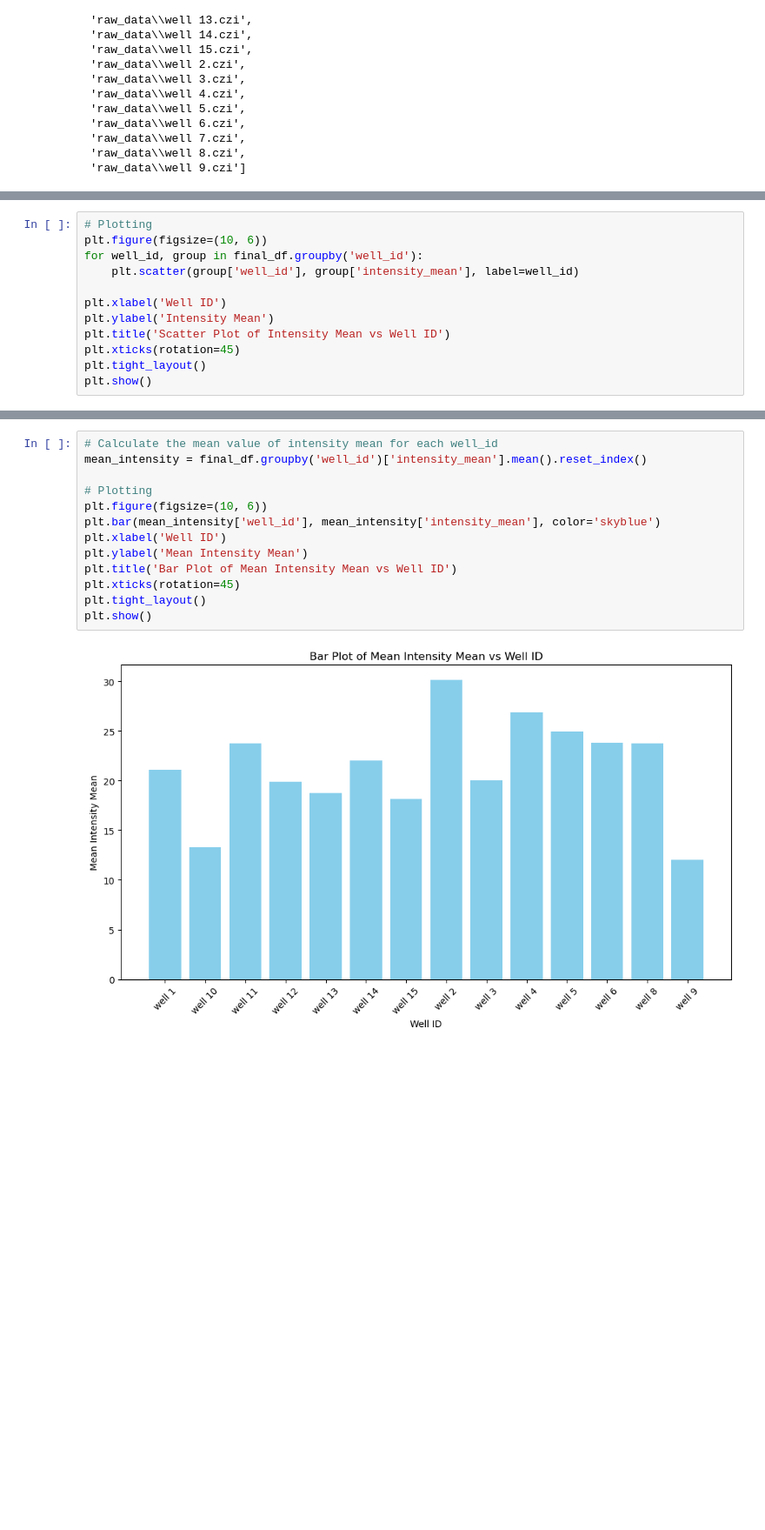
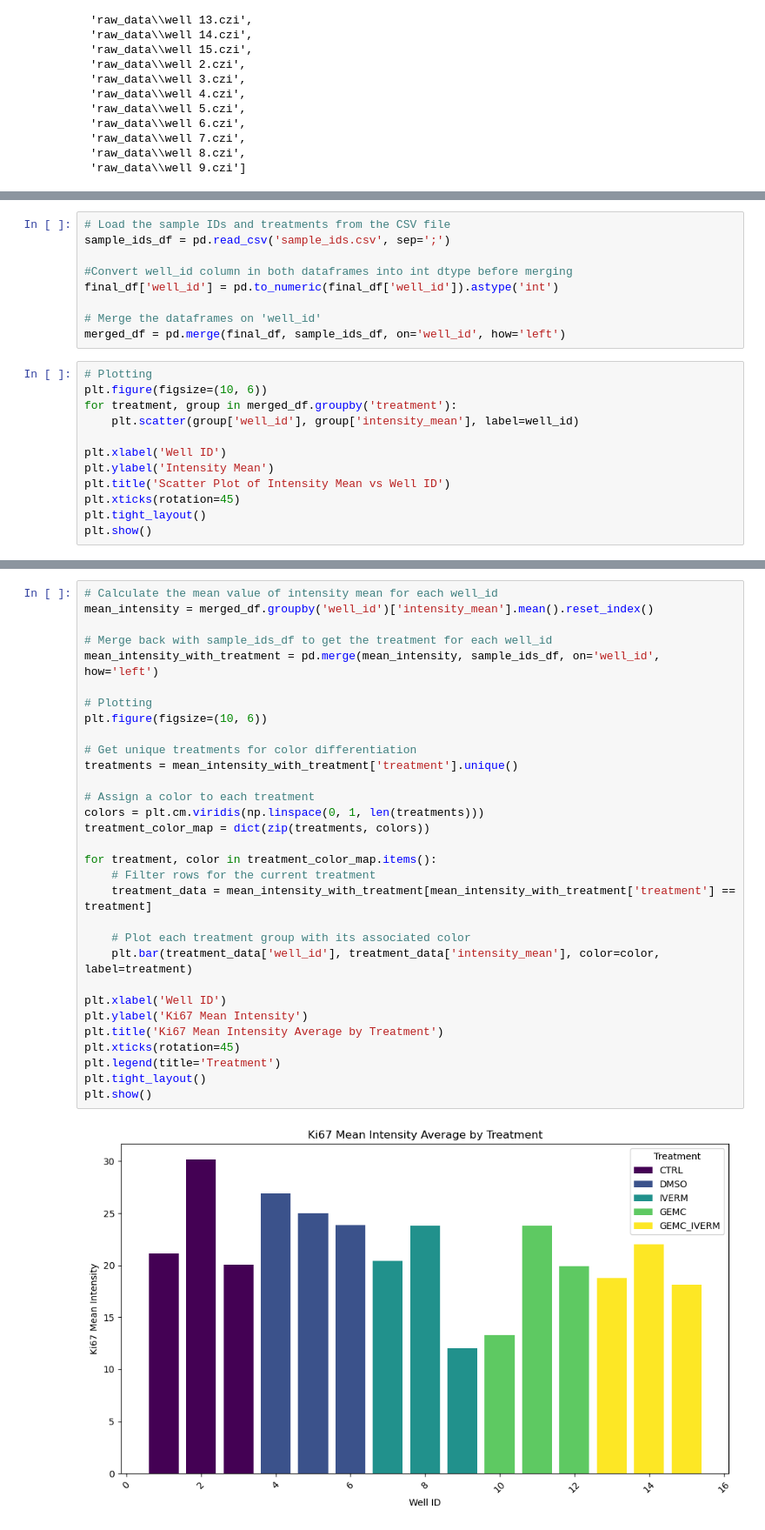
Before and after one commit to adiezsanchez/PDAC_organoids_caspase, a Jupyter notebook: dev3_loop.ipynb, the cells around one changed output, grey strips where cells are left out. Shown: that part at 87% size. Saved outputs shown, nothing was run; the diff lists cells and outputs as text; blank space fills up the shorter version.

```diff
--- a/dev3_loop.ipynb
+++ b/dev3_loop.ipynb
@@ -139,7 +169,16 @@ final_df
+# %%
+# Load the sample IDs and treatments from the CSV file
+sample_ids_df = pd.read_csv('sample_ids.csv', sep=';')
+
+#Convert well_id column in both dataframes into int dtype before merging
+final_df['well_id'] = pd.to_numeric(final_df['well_id']).astype('int')
+
+# Merge the dataframes on 'well_id'
+merged_df = pd.merge(final_df, sample_ids_df, on='well_id', how='left')
 # %%
 # Plotting
 plt.figure(figsize=(10, 6))
-for well_id, group in final_df.groupby('well_id'):
+for treatment, group in merged_df.groupby('treatment'):
     plt.scatter(group['well_id'], group['intensity_mean'], label=well_id)
 
 plt.xlabel('Well ID')
@@ -153,15 +192,33 @@ plt.show()
 # %%
 # Calculate the mean value of intensity mean for each well_id
-mean_intensity = final_df.groupby('well_id')['intensity_mean'].mean().reset_index()
+mean_intensity = merged_df.groupby('well_id')['intensity_mean'].mean().reset_index()
+
+# Merge back with sample_ids_df to get the treatment for each well_id
+mean_intensity_with_treatment = pd.merge(mean_intensity, sample_ids_df, on='well_id', how='left')
 
 # Plotting
 plt.figure(figsize=(10, 6))
-plt.bar(mean_intensity['well_id'], mean_intensity['intensity_mean'], color='skyblue')
+
+# Get unique treatments for color differentiation
+treatments = mean_intensity_with_treatment['treatment'].unique()
+
+# Assign a color to each treatment
+colors = plt.cm.viridis(np.linspace(0, 1, len(treatments)))
+treatment_color_map = dict(zip(treatments, colors))
+
+for treatment, color in treatment_color_map.items():
+    # Filter rows for the current treatment
+    treatment_data = mean_intensity_with_treatment[mean_intensity_with_treatment['treatment'] == treatment]
+
+    # Plot each treatment group with its associated color
+    plt.bar(treatment_data['well_id'], treatment_data['intensity_mean'], color=color, label=treatment)
+
 plt.xlabel('Well ID')
-plt.ylabel('Mean Intensity Mean')
-plt.title('Bar Plot of Mean Intensity Mean vs Well ID')
+plt.ylabel('Ki67 Mean Intensity')
+plt.title('Ki67 Mean Intensity Average by Treatment')
 plt.xticks(rotation=45)
+plt.legend(title='Treatment')
 plt.tight_layout()
 plt.show()
 # %% [output]
-[figure, old version]
+[figure, new version]
```
Also changed, not shown: parts of 5 cells of this notebook, 1 other file.
